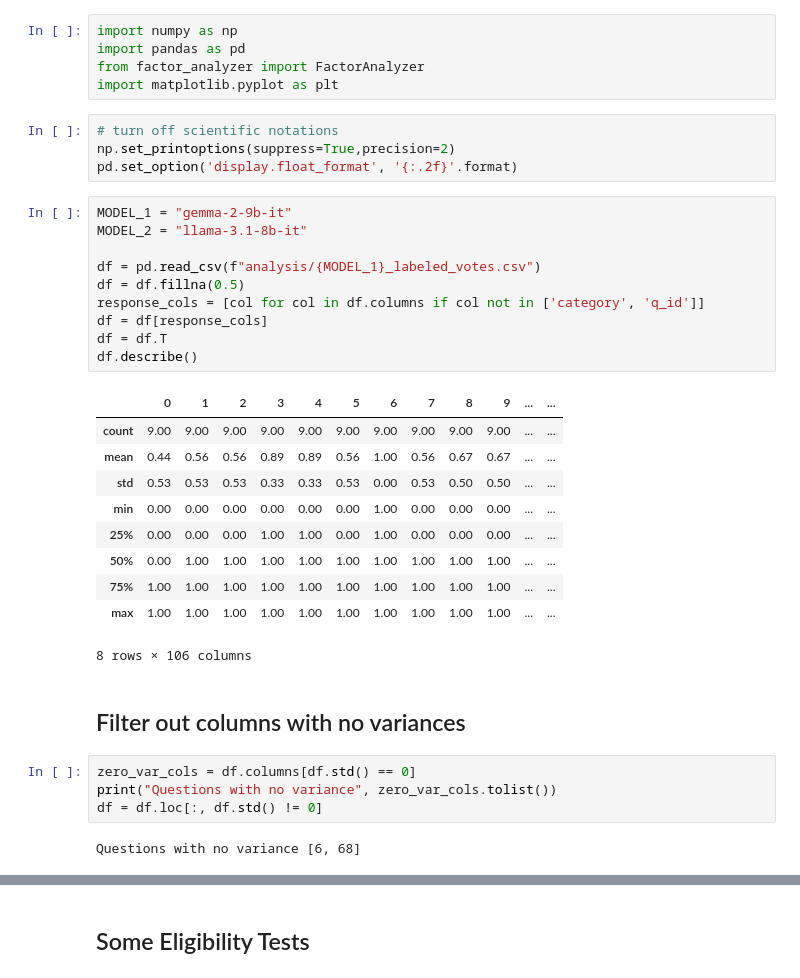
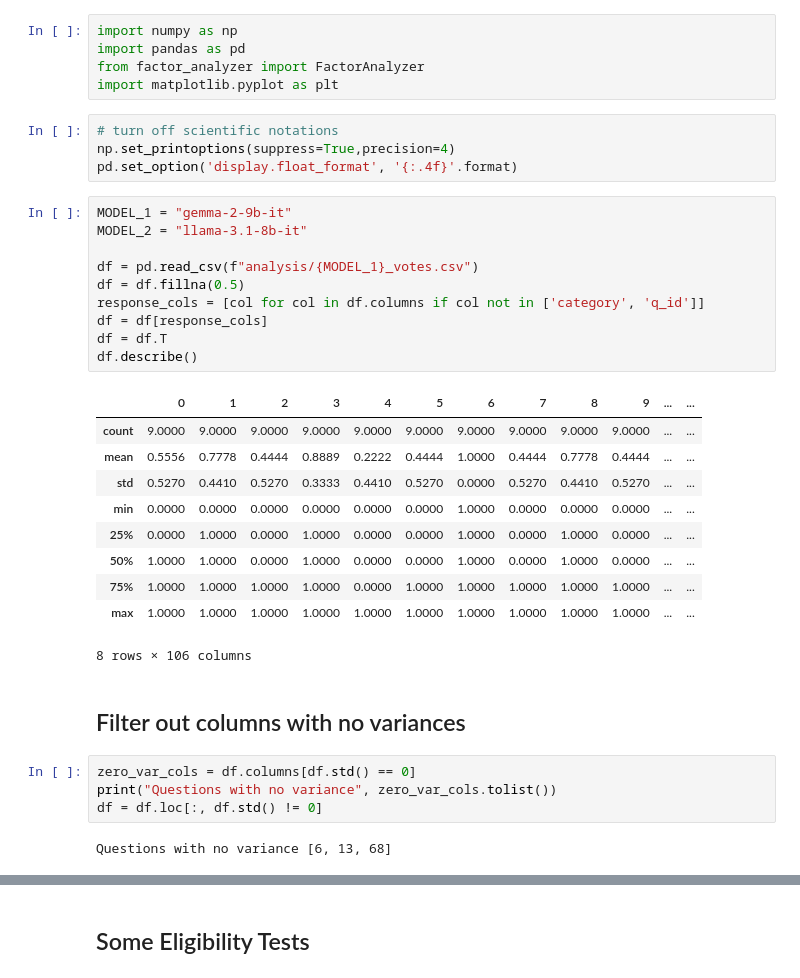
Before and after one commit to Shariar076/llm-ideological-depth, a Jupyter notebook: factor_analysis.ipynb, the cells around one changed output, grey strips where cells are left out. Cells and saved outputs as stored; diff of their text form.

```diff
--- a/factor_analysis.ipynb
+++ b/factor_analysis.ipynb
@@ -5,28 +5,28 @@ from factor_analyzer import FactorAnalyzer
 import matplotlib.pyplot as plt
 # %%
 # turn off scientific notations
-np.set_printoptions(suppress=True,precision=2)
-pd.set_option('display.float_format', '{:.2f}'.format)
+np.set_printoptions(suppress=True,precision=4)
+pd.set_option('display.float_format', '{:.4f}'.format)
 # %%
 MODEL_1 = "gemma-2-9b-it"
 MODEL_2 = "llama-3.1-8b-it"
 
-df = pd.read_csv(f"analysis/{MODEL_1}_labeled_votes.csv")
+df = pd.read_csv(f"analysis/{MODEL_1}_votes.csv")
 df = df.fillna(0.5)
 response_cols = [col for col in df.columns if col not in ['category', 'q_id']]
 df = df[response_cols]
 df = df.T
 df.describe()
 # %% [output]
 |  | 0 | 1 | 2 | 3 | 4 | 5 | 6 | 7 | 8 | 9 | ... | ... |
-| count | 9.00 | 9.00 | 9.00 | 9.00 | 9.00 | 9.00 | 9.00 | 9.00 | 9.00 | 9.00 | ... | ... |
-| mean | 0.44 | 0.56 | 0.56 | 0.89 | 0.89 | 0.56 | 1.00 | 0.56 | 0.67 | 0.67 | ... | ... |
-| std | 0.53 | 0.53 | 0.53 | 0.33 | 0.33 | 0.53 | 0.00 | 0.53 | 0.50 | 0.50 | ... | ... |
-| min | 0.00 | 0.00 | 0.00 | 0.00 | 0.00 | 0.00 | 1.00 | 0.00 | 0.00 | 0.00 | ... | ... |
-| 25% | 0.00 | 0.00 | 0.00 | 1.00 | 1.00 | 0.00 | 1.00 | 0.00 | 0.00 | 0.00 | ... | ... |
-| 50% | 0.00 | 1.00 | 1.00 | 1.00 | 1.00 | 1.00 | 1.00 | 1.00 | 1.00 | 1.00 | ... | ... |
-| 75% | 1.00 | 1.00 | 1.00 | 1.00 | 1.00 | 1.00 | 1.00 | 1.00 | 1.00 | 1.00 | ... | ... |
-| max | 1.00 | 1.00 | 1.00 | 1.00 | 1.00 | 1.00 | 1.00 | 1.00 | 1.00 | 1.00 | ... | ... |
+| count | 9.0000 | 9.0000 | 9.0000 | 9.0000 | 9.0000 | 9.0000 | 9.0000 | 9.0000 | 9.0000 | 9.0000 | ... | ... |
+| mean | 0.5556 | 0.7778 | 0.4444 | 0.8889 | 0.2222 | 0.4444 | 1.0000 | 0.4444 | 0.7778 | 0.4444 | ... | ... |
+| std | 0.5270 | 0.4410 | 0.5270 | 0.3333 | 0.4410 | 0.5270 | 0.0000 | 0.5270 | 0.4410 | 0.5270 | ... | ... |
+| min | 0.0000 | 0.0000 | 0.0000 | 0.0000 | 0.0000 | 0.0000 | 1.0000 | 0.0000 | 0.0000 | 0.0000 | ... | ... |
+| 25% | 0.0000 | 1.0000 | 0.0000 | 1.0000 | 0.0000 | 0.0000 | 1.0000 | 0.0000 | 1.0000 | 0.0000 | ... | ... |
+| 50% | 1.0000 | 1.0000 | 0.0000 | 1.0000 | 0.0000 | 0.0000 | 1.0000 | 0.0000 | 1.0000 | 0.0000 | ... | ... |
+| 75% | 1.0000 | 1.0000 | 1.0000 | 1.0000 | 0.0000 | 1.0000 | 1.0000 | 1.0000 | 1.0000 | 1.0000 | ... | ... |
+| max | 1.0000 | 1.0000 | 1.0000 | 1.0000 | 1.0000 | 1.0000 | 1.0000 | 1.0000 | 1.0000 | 1.0000 | ... | ... |
 8 rows × 106 columns
 # %% [markdown]
 ## Filter out columns with no variances
@@ -35,7 +35,7 @@ zero_var_cols = df.columns[df.std() == 0]
 print("Questions with no variance", zero_var_cols.tolist())
 df = df.loc[:, df.std() != 0]
 # %% [output]
-Questions with no variance [6, 68]
+Questions with no variance [6, 13, 68]
 # %%
 corr_matrix = df.corr()
 rank = np.linalg.matrix_rank(corr_matrix)
```
Also changed, not shown: parts of 10 cells of this notebook, 10 other files.
